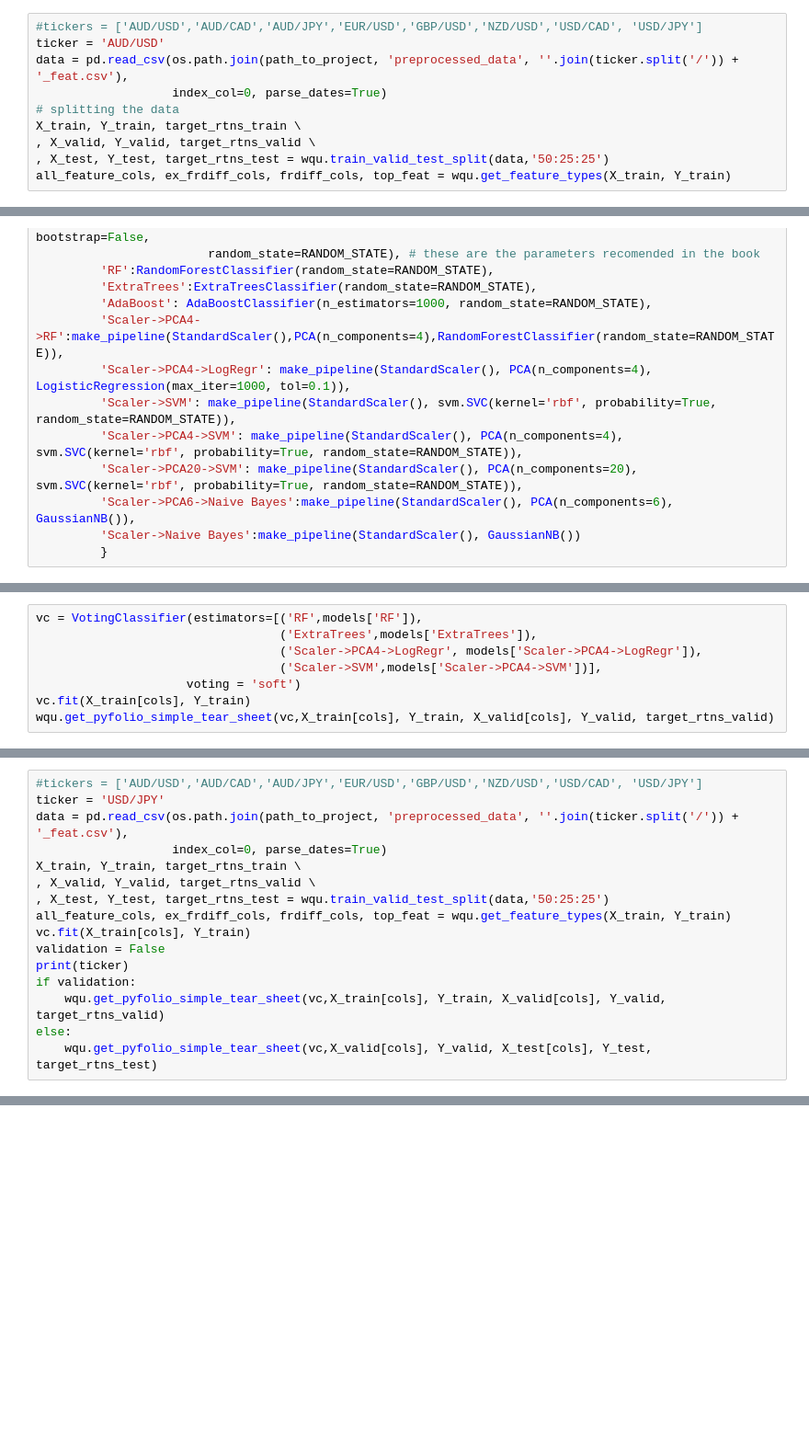
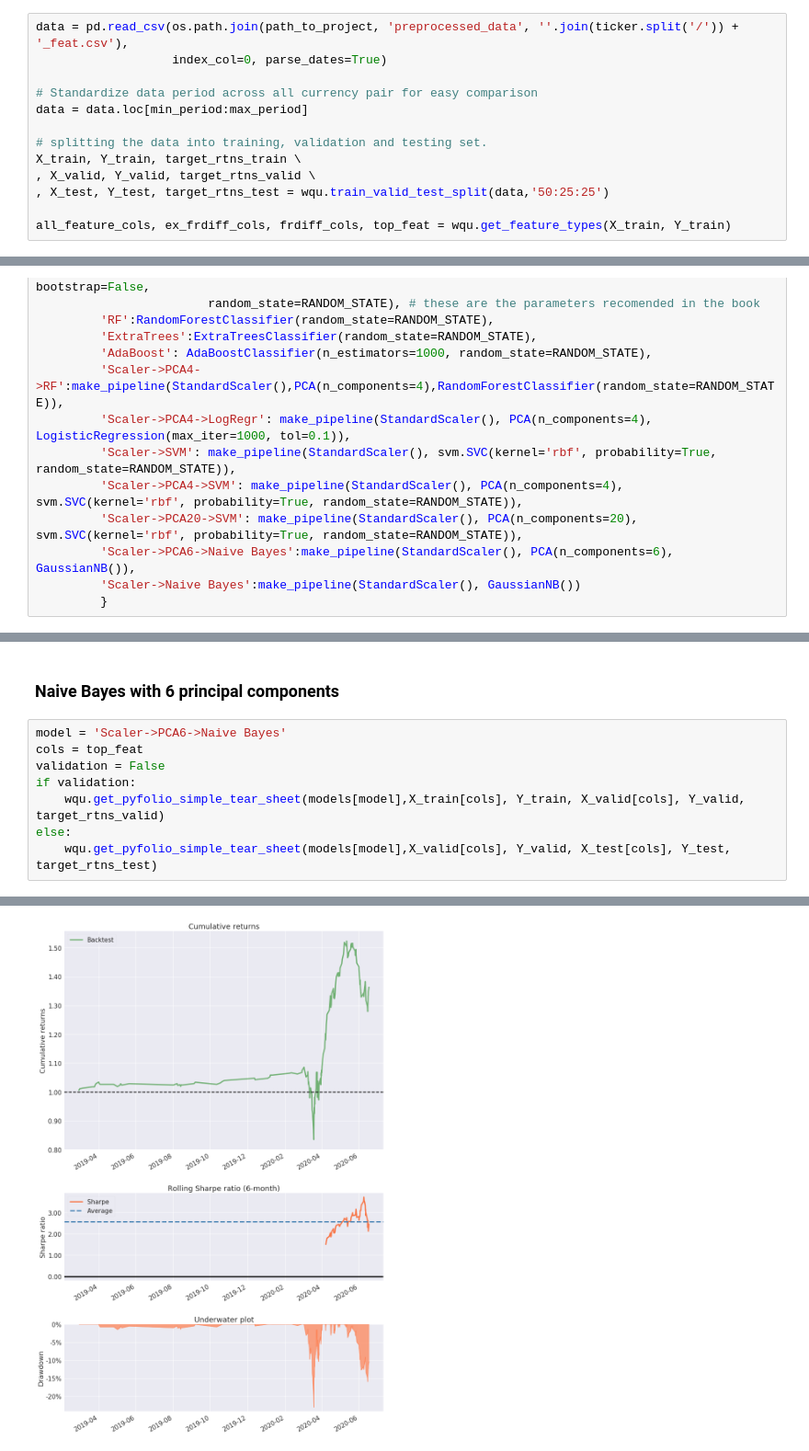
Before and after one commit to schigrinov/capstone, a Jupyter notebook: notebooks/WQU Capstone - Notebook 7 - Building an ensemble and testing.ipynb, the cells around one changed output, grey strips where cells are left out. Shown at 92% size. Saved outputs shown, nothing was run; the diff lists cells and outputs as text; blank space fills up the shorter version.

```diff
--- a/notebooks/WQU Capstone - Notebook 7 - Building an ensemble and testing.ipynb
+++ b/notebooks/WQU Capstone - Notebook 7 - Building an ensemble and testing.ipynb
@@ -396,12 +404,15 @@ The above reinforced our observations in the validation during this out-of-sampl
 # %%
-#tickers = ['AUD/USD','AUD/CAD','AUD/JPY','EUR/USD','GBP/USD','NZD/USD','USD/CAD', 'USD/JPY']
-ticker = 'AUD/USD'
 data = pd.read_csv(os.path.join(path_to_project, 'preprocessed_data', ''.join(ticker.split('/')) + '_feat.csv'),
                    index_col=0, parse_dates=True)
-# splitting the data
+
+# Standardize data period across all currency pair for easy comparison
+data = data.loc[min_period:max_period]
+
+# splitting the data into training, validation and testing set.
 X_train, Y_train, target_rtns_train \
 , X_valid, Y_valid, target_rtns_valid \
 , X_test, Y_test, target_rtns_test = wqu.train_valid_test_split(data,'50:25:25')
+
 all_feature_cols, ex_frdiff_cols, frdiff_cols, top_feat = wqu.get_feature_types(X_train, Y_train)
 # %%
 RANDOM_STATE = 1
@@ -531,8 +434,0 @@ else:
-# %%
-vc = VotingClassifier(estimators=[('RF',models['RF']),
-                                  ('ExtraTrees',models['ExtraTrees']),
-                                  ('Scaler->PCA4->LogRegr', models['Scaler->PCA4->LogRegr']),
-                                  ('Scaler->SVM',models['Scaler->PCA4->SVM'])],
-                     voting = 'soft')
-vc.fit(X_train[cols], Y_train)
-wqu.get_pyfolio_simple_tear_sheet(vc,X_train[cols], Y_train, X_valid[cols], Y_valid, target_rtns_valid)
@@ -604,16 +434,0 @@ As a further step we may try using different ML on different pairs to improve pe
-# %%
-#tickers = ['AUD/USD','AUD/CAD','AUD/JPY','EUR/USD','GBP/USD','NZD/USD','USD/CAD', 'USD/JPY']
-ticker = 'USD/JPY'
-data = pd.read_csv(os.path.join(path_to_project, 'preprocessed_data', ''.join(ticker.split('/')) + '_feat.csv'),
-                   index_col=0, parse_dates=True)
-X_train, Y_train, target_rtns_train \
-, X_valid, Y_valid, target_rtns_valid \
-, X_test, Y_test, target_rtns_test = wqu.train_valid_test_split(data,'50:25:25')
-all_feature_cols, ex_frdiff_cols, frdiff_cols, top_feat = wqu.get_feature_types(X_train, Y_train)
-vc.fit(X_train[cols], Y_train)
-validation = False
-print(ticker)
-if validation:
-    wqu.get_pyfolio_simple_tear_sheet(vc,X_train[cols], Y_train, X_valid[cols], Y_valid, target_rtns_valid)
-else:
-    wqu.get_pyfolio_simple_tear_sheet(vc,X_valid[cols], Y_valid, X_test[cols], Y_test, target_rtns_test)
@@ -639,0 +464,11 @@ USD/JPY
+# %% [markdown]
+### Naive Bayes with 6 principal components
+# %%
+model = 'Scaler->PCA6->Naive Bayes'
+cols = top_feat
+validation = False
+if validation:
+    wqu.get_pyfolio_simple_tear_sheet(models[model],X_train[cols], Y_train, X_valid[cols], Y_valid, target_rtns_valid)
+else:
+    wqu.get_pyfolio_simple_tear_sheet(models[model],X_valid[cols], Y_valid, X_test[cols], Y_test, target_rtns_test)
+# %% [output]
@@ -639,0 +492 @@ USD/JPY
+[figure, added]
```
Also changed, not shown: parts of 92 cells of this notebook.
